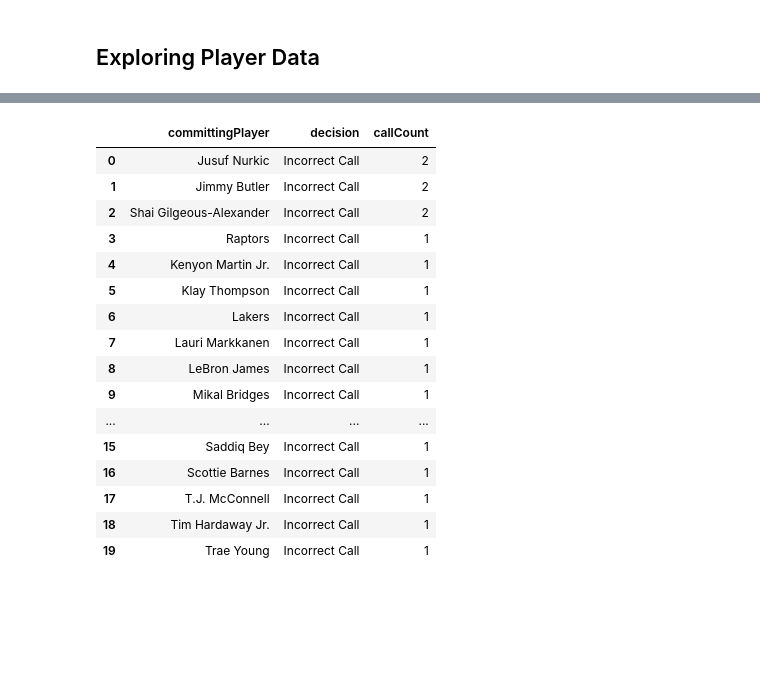
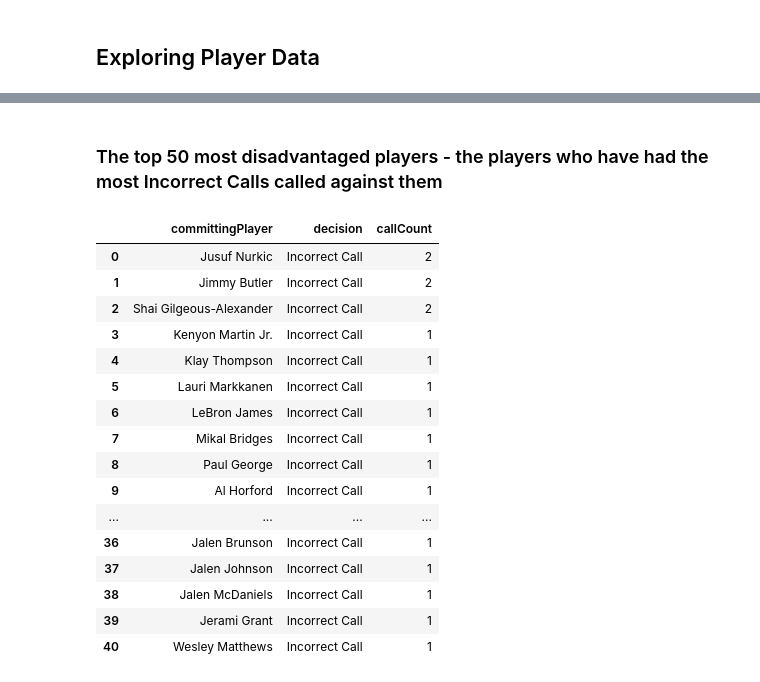
Before and after one commit to adithram/l2m, a Jupyter notebook: notebooks/data-inspection.ipynb, the cells around one changed output, grey strips where cells are left out. Cells and saved outputs as stored; diff of their text form; code cells hidden in the pictures; blank space fills up the shorter version.

```diff
--- a/notebooks/data-inspection.ipynb
+++ b/notebooks/data-inspection.ipynb
@@ -143,23 +171,30 @@ teams_only.head(32)
 # %%
 aggregated_committing_player_decisions = player_df.loc[player_df["decision"] == "Incorrect Call"].groupby(["committingPlayer", "decision"])["callType"].count().sort_values(ascending=False)
 aggregated_committing_player_decisions = aggregated_committing_player_decisions.to_frame().reset_index()
-aggregated_committing_player_decisions.rename(columns={"callType": "callCount"}, inplace=True)
-aggregated_committing_player_decisions.head(20)
+committing_players_only = aggregated_committing_player_decisions[
+    ~aggregated_committing_player_decisions["committingPlayer"].isin(NBA_TEAMS)
+].reset_index()
+committing_players_only.rename(columns={"callType": "callCount"}, inplace=True)
+del committing_players_only["index"]
-# %% [output]
-|  | committingPlayer | decision | callCount |
-| 0 | Jusuf Nurkic | Incorrect Call | 2 |
-| 1 | Jimmy Butler | Incorrect Call | 2 |
-| 2 | Shai Gilgeous-Alexander | Incorrect Call | 2 |
-| 3 | Raptors | Incorrect Call | 1 |
-| 4 | Kenyon Martin Jr. | Incorrect Call | 1 |
-| 5 | Klay Thompson | Incorrect Call | 1 |
-| 6 | Lakers | Incorrect Call | 1 |
-| 7 | Lauri Markkanen | Incorrect Call | 1 |
-| 8 | LeBron James | Incorrect Call | 1 |
-| 9 | Mikal Bridges | Incorrect Call | 1 |
-| ... | ... | ... | ... |
-| 15 | Saddiq Bey | Incorrect Call | 1 |
-| 16 | Scottie Barnes | Incorrect Call | 1 |
-| 17 | T.J. McConnell | Incorrect Call | 1 |
-| 18 | Tim Hardaway Jr. | Incorrect Call | 1 |
-| 19 | Trae Young | Incorrect Call | 1 |
+# %% [markdown]
+### The top 50 most disadvantaged players - the players who have had the most Incorrect Calls called against them
+# %%
+committing_players_only.head(50)
+# %% [output]
+|  | committingPlayer | decision | callCount |
+| 0 | Jusuf Nurkic | Incorrect Call | 2 |
+| 1 | Jimmy Butler | Incorrect Call | 2 |
+| 2 | Shai Gilgeous-Alexander | Incorrect Call | 2 |
+| 3 | Kenyon Martin Jr. | Incorrect Call | 1 |
+| 4 | Klay Thompson | Incorrect Call | 1 |
+| 5 | Lauri Markkanen | Incorrect Call | 1 |
+| 6 | LeBron James | Incorrect Call | 1 |
+| 7 | Mikal Bridges | Incorrect Call | 1 |
+| 8 | Paul George | Incorrect Call | 1 |
+| 9 | Al Horford | Incorrect Call | 1 |
+| ... | ... | ... | ... |
+| 36 | Jalen Brunson | Incorrect Call | 1 |
+| 37 | Jalen Johnson | Incorrect Call | 1 |
+| 38 | Jalen McDaniels | Incorrect Call | 1 |
+| 39 | Jerami Grant | Incorrect Call | 1 |
+| 40 | Wesley Matthews | Incorrect Call | 1 |
```
Also changed, not shown: parts of 17 cells of this notebook.
